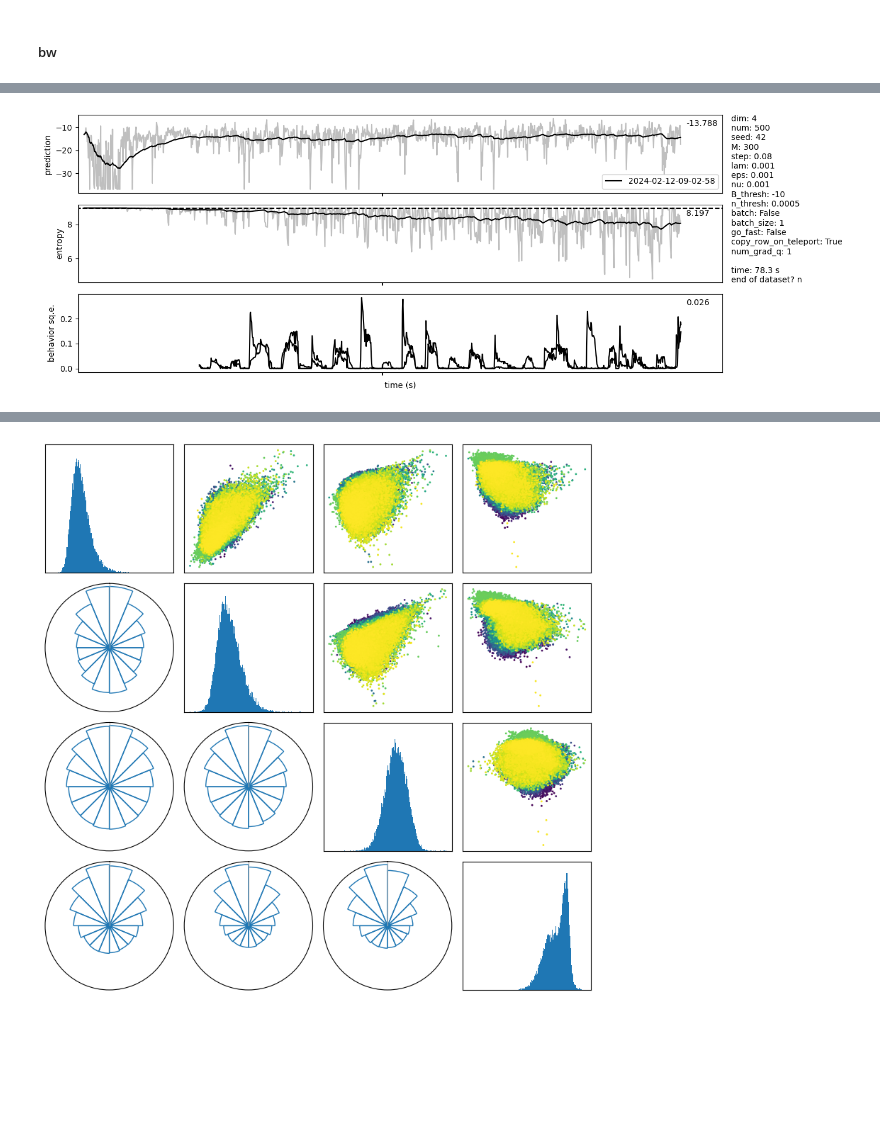
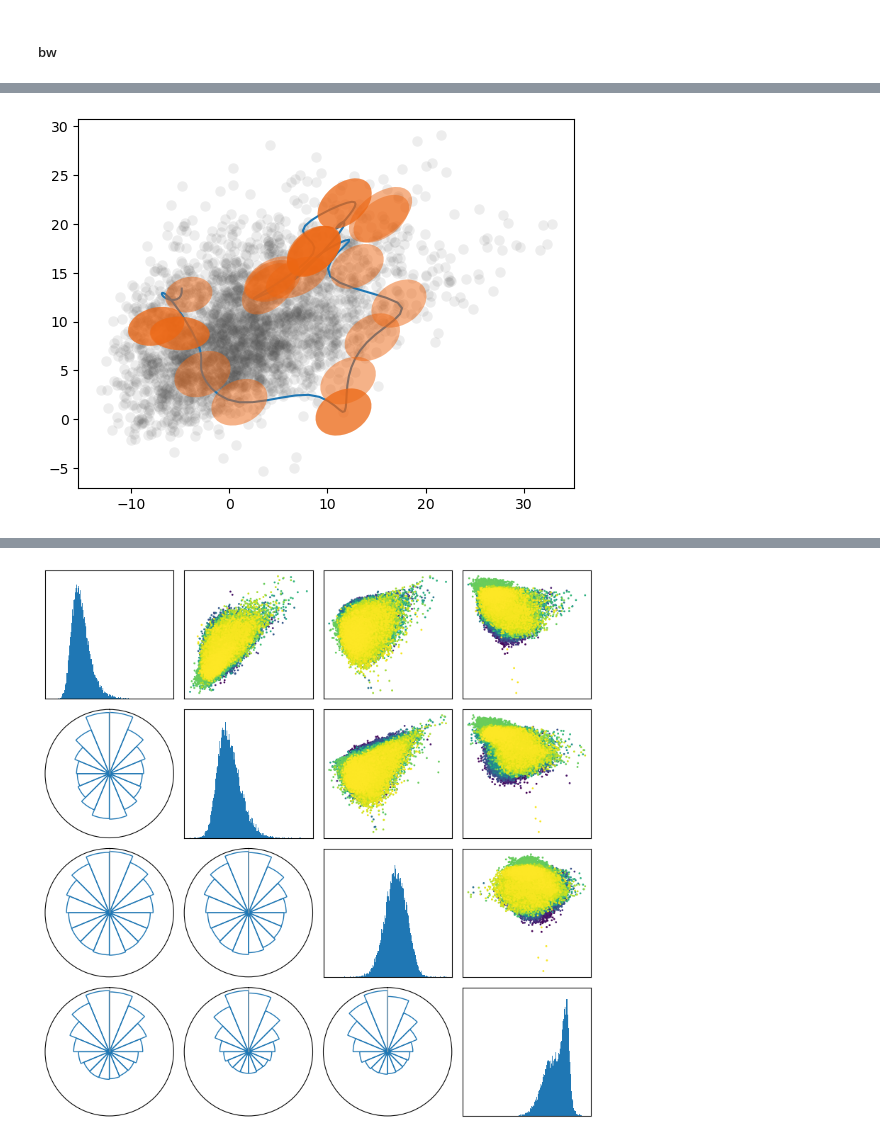
Before and after one commit to draeloslab/AdaptiveLatents, a Jupyter notebook: scripts/visualization_maker.ipynb, the cells around one changed output, grey strips where cells are left out. Saved outputs shown, nothing was run; the diff lists cells and outputs as text; code cells hidden in the pictures; blank space fills up the shorter version.

```diff
--- a/scripts/visualization_maker.ipynb
+++ b/scripts/visualization_maker.ipynb
@@ -201,0 +233,27 @@ print(f"{steps_elapsed/time_elapsed:.2f} it/s")
+# %%
+%matplotlib inline
+from scipy.interpolate import BSpline, make_interp_spline
+historical_observations, _ = br.obs_ds.get_history()
+n_steps = 25
+
+fig, ax = plt.subplots()
+all_observations = br.obs_ds.a
+idx = br.obs_ds.index
+width1= idx
+width2 = 4*idx
+ax.plot(all_observations[idx-width1:idx+width2,0], all_observations[idx-width1:idx+width2,1], '.',color="#505050", ms=15, alpha=.1, mew=0)
+
+points = np.array([historical_observations[-n_steps:,0], historical_observations[-n_steps:,1]]).T
+t = np.linspace(0,1,n_steps)
+
+b = make_interp_spline(t,points)
+
+points = b(np.linspace(0,1,n_steps*5))
+ax.plot(points[:,0],points[:,1])
+
+for i in range(n_steps):
+    m = np.argmax(br.alpha_history[0][-1-i])
+    # todo: check that these indexes line up
+    al.plotting_functions.add_2d_bubble(ax, br.L_history[-1-i][m], br.mu_history[-1-i][m], 3, alpha=.5)
+# %% [output]
+[figure, added]
@@ -202,8 +270,11 @@ print(f"{steps_elapsed/time_elapsed:.2f} it/s")
 # %%
 
-%matplotlib inline
+%matplotlib qt
 import importlib
+import copy
 importlib.reload(al.plotting_functions)
-al.plotting_functions.compare_metrics([br], offset=1)
+
+br2 = copy.deepcopy(br)
+br2.obs_ds.t = np.arange(br.obs_ds.t.size) * 0.05 +  br.obs_ds.t[0]
+br = br2
+al.plotting_functions.compare_metrics([br], offset=1, red_lines=[pre_jpca_t[n//3-1] ,])
-# %% [output]
-[figure, removed]
```
Also changed, not shown: parts of 17 cells of this notebook, 12 other files.
